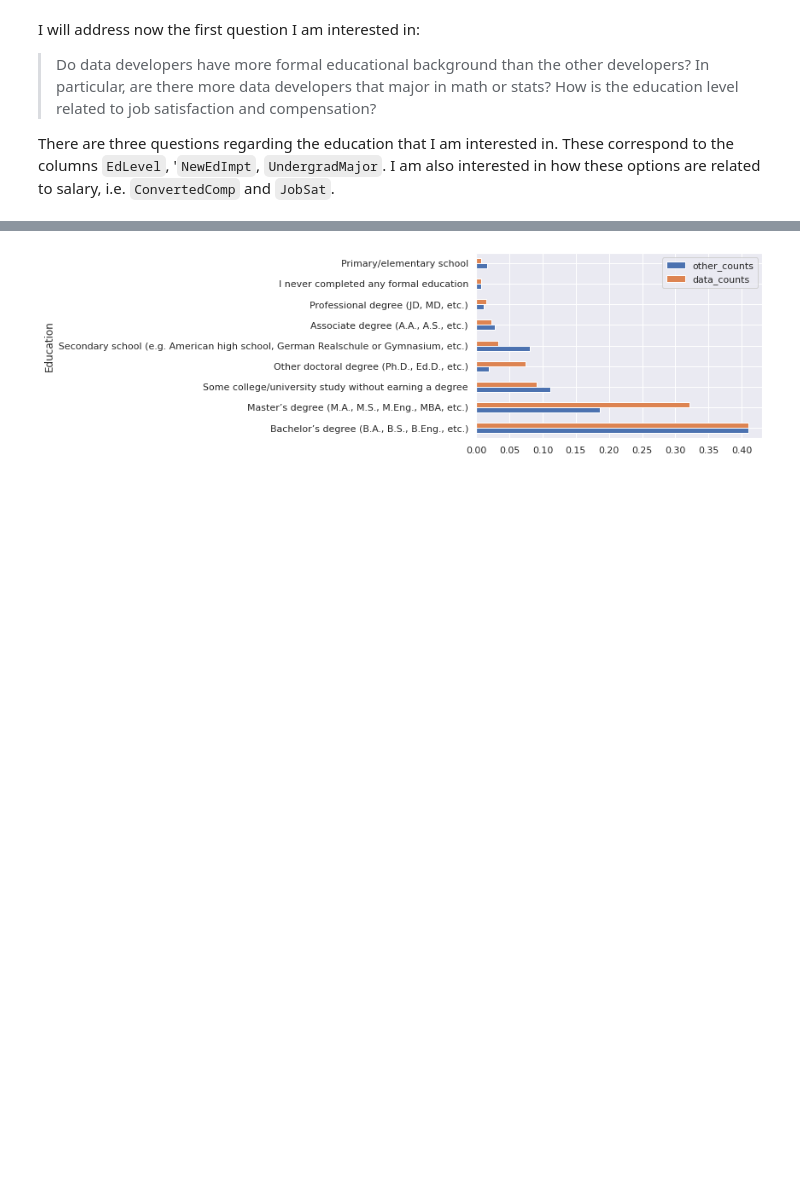
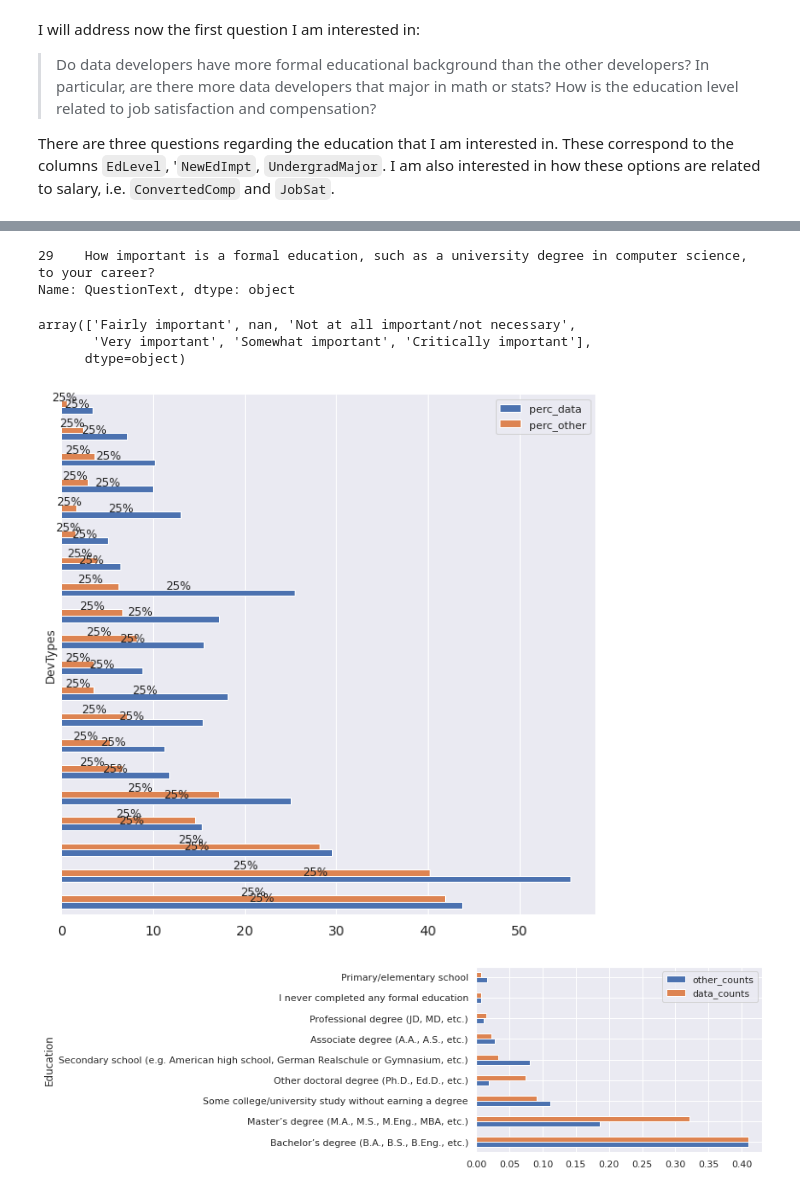
Before and after one commit to SolanaO/Developers_Survey_Analysis, a Jupyter notebook: stackBlogDataAnalysis.ipynb, the cells around one changed output, grey strips where cells are left out. Saved outputs shown, nothing was run; the diff lists cells and outputs as text; code cells hidden in the pictures; blank space fills up the shorter version.

```diff
--- a/stackBlogDataAnalysis.ipynb
+++ b/stackBlogDataAnalysis.ipynb
@@ -610,0 +635,35 @@ other_ed.head()
+# %%
+# get the question about education importance
+dfs[dfs.Column == 'NEWEdImpt']['QuestionText']
+# %% [output]
+29    How important is a formal education, such as a university degree in computer science, to your career?
+Name: QuestionText, dtype: object
+# %%
+# get the choices for the education importance question
+df.NEWEdImpt.unique()
+# %% [output]
+array(['Fairly important', nan, 'Not at all important/not necessary',
+       'Very important', 'Somewhat important', 'Critically important'],
+      dtype=object)
+# %%
+# plot the data side by side
+temp_groups = pd.merge(data_coders_groups, other_coders_groups, on='DevTypes')
+
+# horizontal barplot with the percentages
+sided_plot = temp_groups.plot(x = 'DevTypes', y = ['perc_data','perc_other'],
+                              kind='barh', figsize=(10, 10));
+plt.xlabel('')
+
+plt.xticks(fontsize=14)
+for spine in plt.gca().spines.values():
+    spine.set_visible(False)
+plt.yticks([])
+
+# Add this loop to add the annotations
+for p in sided_plot.patches:
+    width = p.get_width()
+    height = p.get_height()
+    x, y = p.get_xy()
+    sided_plot.annotate(f'{height:.0%}', (x + width/2, y + height*1.02), ha='center')
+# %% [output]
+[figure, added]
```
Also changed, not shown: parts of 40 cells of this notebook.
